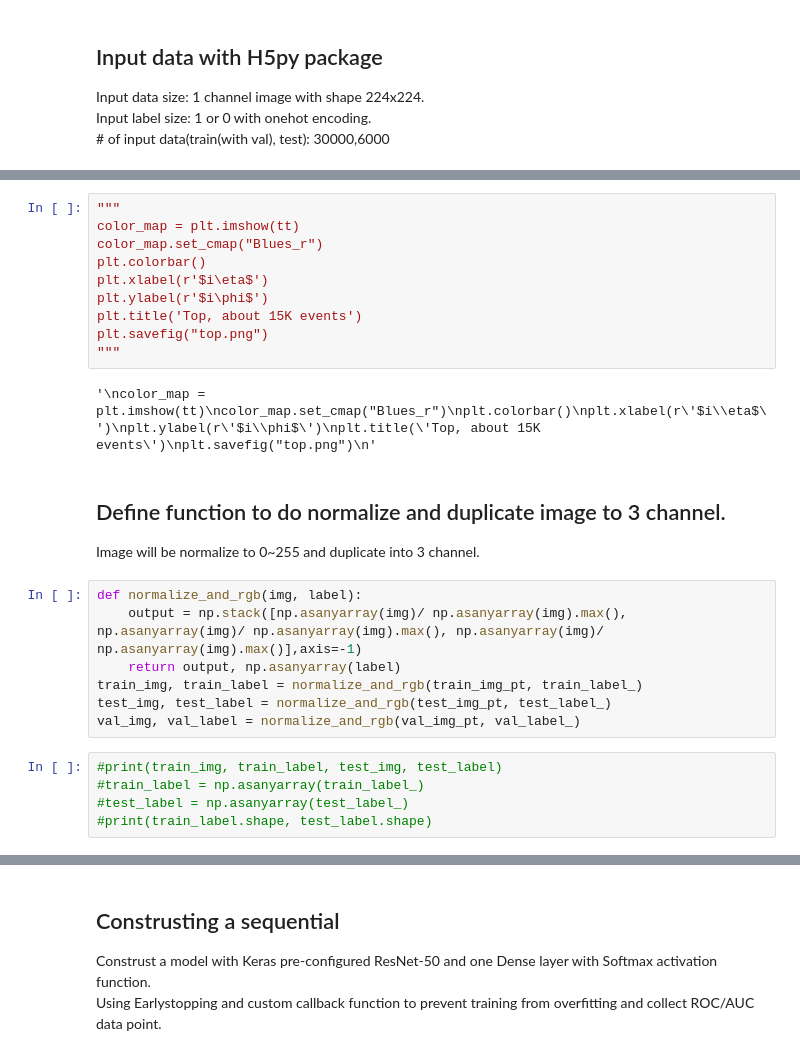
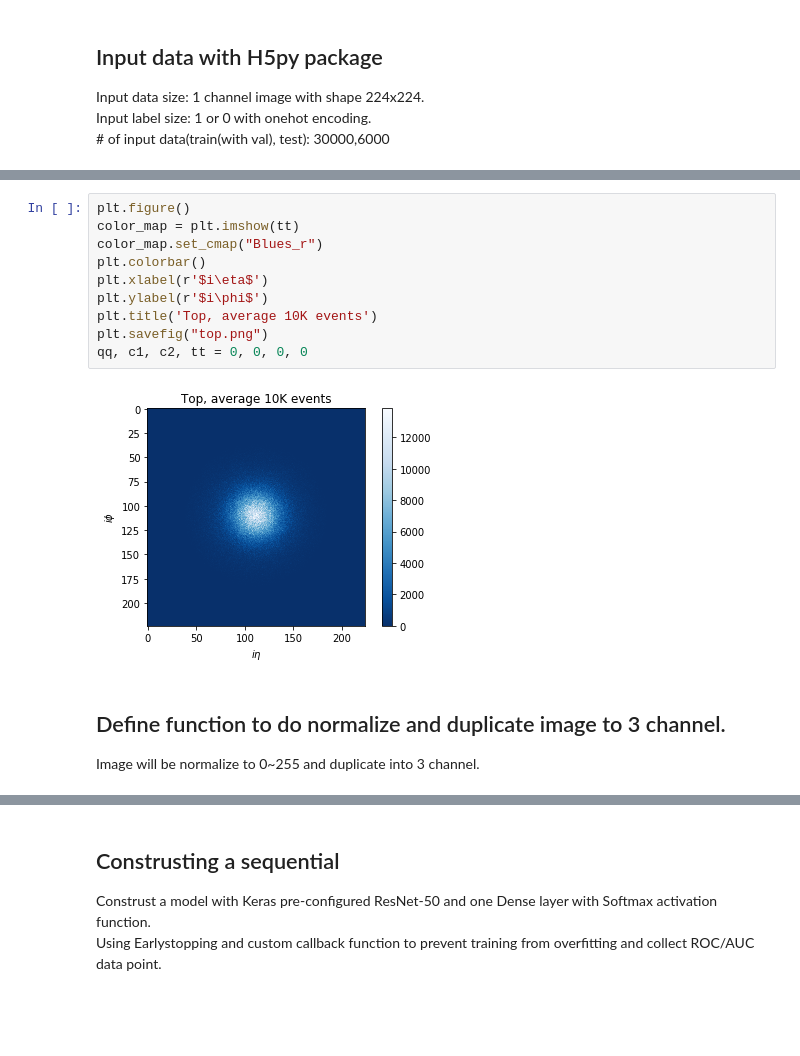
Before and after one commit to davidho27941/Top-tagging-keras, a Jupyter notebook: ResNet-50_tf_keras.ipynb, the cells around one changed output, grey strips where cells are left out. Cells and saved outputs as stored; diff of their text form; blank space fills up the shorter version.

```diff
--- a/ResNet-50_tf_keras.ipynb
+++ b/ResNet-50_tf_keras.ipynb
@@ -112,27 +112,15 @@ print(c1,c2)
 # %%
-"""
+plt.figure()
 color_map = plt.imshow(tt)
 color_map.set_cmap("Blues_r")
 plt.colorbar()
 plt.xlabel(r'$i\eta$')
 plt.ylabel(r'$i\phi$')
-plt.title('Top, about 15K events')
+plt.title('Top, average 10K events')
 plt.savefig("top.png")
-"""
+qq, c1, c2, tt = 0, 0, 0, 0
 # %% [output]
-'\ncolor_map = plt.imshow(tt)\ncolor_map.set_cmap("Blues_r")\nplt.colorbar()\nplt.xlabel(r\'$i\\eta$\')\nplt.ylabel(r\'$i\\phi$\')\nplt.title(\'Top, about 15K events\')\nplt.savefig("top.png")\n'
+[figure, added]
 # %% [markdown]
 ## Define function to do normalize and duplicate image to 3 channel. <br>
 Image will be normalize to 0~255 and duplicate into 3 channel.
-# %%
-def normalize_and_rgb(img, label):
-    output = np.stack([np.asanyarray(img)/ np.asanyarray(img).max(), np.asanyarray(img)/ np.asanyarray(img).max(), np.asanyarray(img)/ np.asanyarray(img).max()],axis=-1)
-    return output, np.asanyarray(label)
-train_img, train_label = normalize_and_rgb(train_img_pt, train_label_)
-test_img, test_label = normalize_and_rgb(test_img_pt, test_label_)
-val_img, val_label = normalize_and_rgb(val_img_pt, val_label_)
-# %%
-#print(train_img, train_label, test_img, test_label)
-#train_label = np.asanyarray(train_label_)
-#test_label = np.asanyarray(test_label_)
-#print(train_label.shape, test_label.shape)
```
Also changed, not shown: parts of 16 cells of this notebook.
